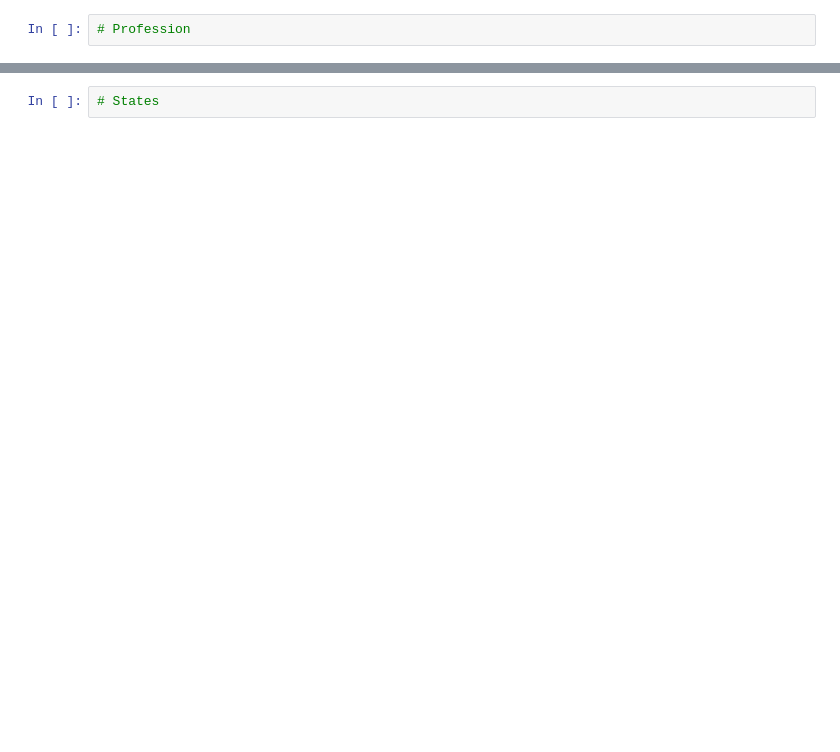
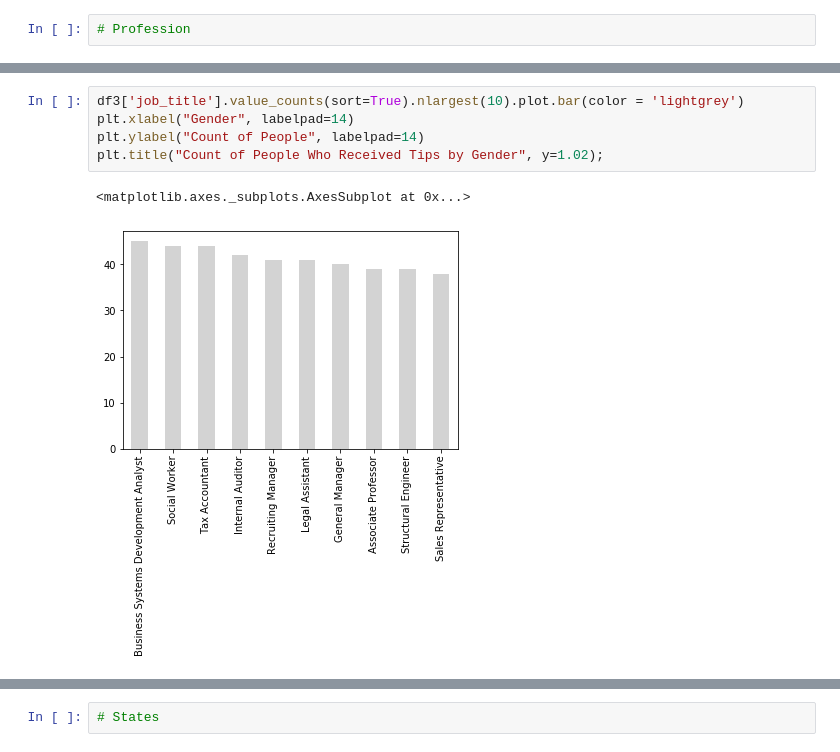
Before and after one commit to drmonikabalint/KPMG-virtual-internship, a Jupyter notebook: KPMG_module2.ipynb, the cells around one changed output, grey strips where cells are left out. Drawn from its saved outputs; the diff is of its cells as text; blank space fills up the shorter version.

```diff
--- a/KPMG_module2.ipynb
+++ b/KPMG_module2.ipynb
@@ -572,0 +608,8 @@ TypeError: 'Figure' object is not callable
+# %%
+df3['job_title'].value_counts(sort=True).nlargest(10).plot.bar(color = 'lightgrey')
+plt.xlabel("Gender", labelpad=14)
+plt.ylabel("Count of People", labelpad=14)
+plt.title("Count of People Who Received Tips by Gender", y=1.02);
+# %% [output]
+<matplotlib.axes._subplots.AxesSubplot at 0x...>
+[figure, added]
```
Also changed, not shown: parts of 15 cells of this notebook.
